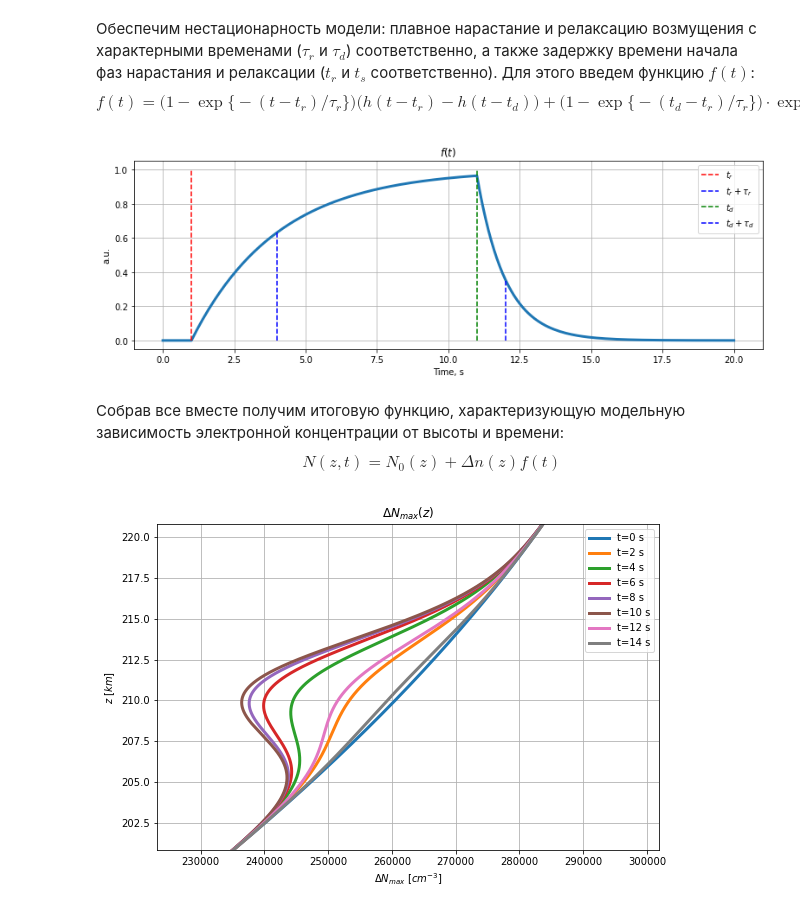
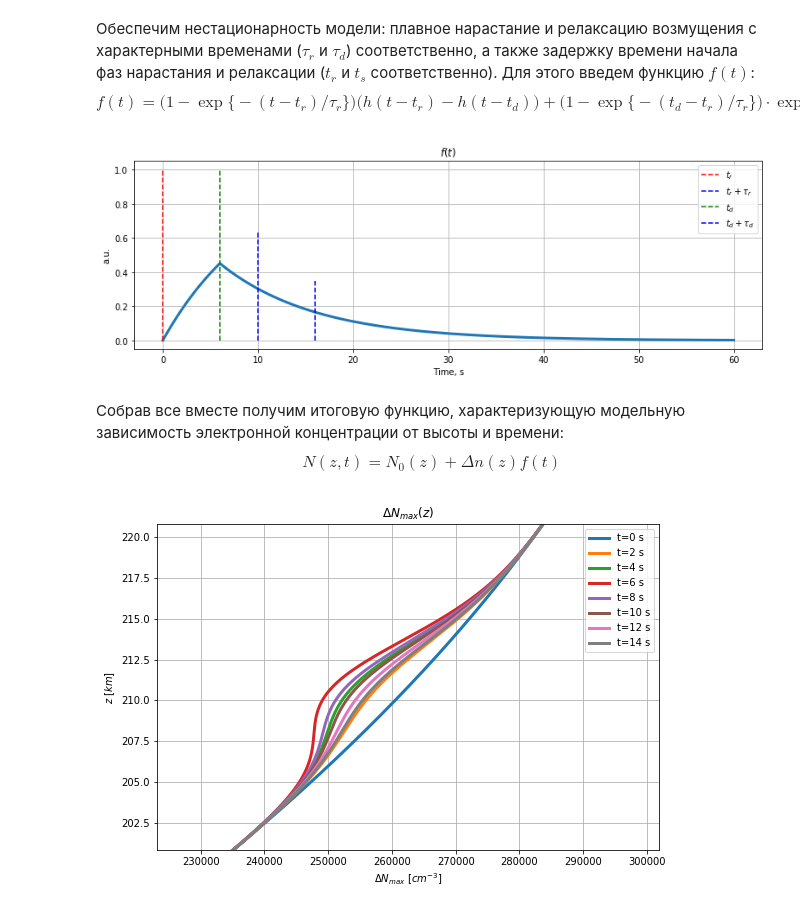
Before and after one commit to ashindin/MDS_method, a Jupyter notebook: 01_perturbation_model/perturbation_model.ipynb, the cells around one changed output. Cells and saved outputs as stored; diff of their text form; code cells hidden in the pictures.

```diff
--- a/01_perturbation_model/perturbation_model.ipynb
+++ b/01_perturbation_model/perturbation_model.ipynb
@@ -116,7 +116,7 @@ print(N_pump)
 2. По графику зависимости $N_0(z)$ можно определить высоту отражения - $z_0=210808$ м.
 # %%
 # проверка
-z0 = z_axe[np.abs(N0_axe - N_pump).argmin()]
+z0 = z_axe[np.abs(N0_axe[0:len(z_axe//2)] - N_pump).argmin()]
 print(z0)
 # %% [output]
 210808.0
@@ -192,12 +192,12 @@ def func_f(t,t_r,t_d,tau_r,tau_d):
     return (1-np.exp(-(t-t_r)/tau_r))*(np.heaviside(t-t_r,0)-(np.heaviside(t-t_d,0)))+\
 (1-np.exp(-(t_d-t_r)/tau_r))*np.exp(-(t-t_d)/tau_d)*np.heaviside(t-t_d,0)
 # %%
-t_r=1
-t_d=10+1
-tau_r=3
-tau_d=1
+t_r=0.
+t_d=6.
+tau_r=10.
+tau_d=10.
 
-t_axe = np.linspace(0,20,201)
+t_axe = np.linspace(0,60,601)
 f_axe = func_f(t_axe,t_r,t_d,tau_r,tau_d)
 
 
@@ -214,7 +214,7 @@ plt.legend()
 plt.grid()
 plt.show()
 # %% [output]
-[figure, old version]
+[figure, new version]
 # %% [markdown]
 Собрав все вместе получим итоговую функцию, характеризующую модельную зависимость электронной концентрации от высоты и времени:
 $$
@@ -229,22 +229,22 @@ def N_model_fun(z, t, Nmax, z1, z2, zmax, dN, z0, d_z, t_r, t_d, tau_r, tau_d):
 # %%
 fig = plt.figure(figsize=(9,6))
 ax = plt.subplot(1,1,1)
 
 for t in np.arange(0,15,2):
     N_model_axe = N_model_fun(z_axe, t, Nmax, z1, z2, zmax, dN, z0, d_z, t_r, t_d, tau_r, tau_d)
     plt.plot(N_model_axe,z_axe/1000, lw=3, label='t='+str(t)+' s')
 
 
 plt.ylim(z0/1000-10,z0/1000+10)
 plt.xlim(0.85*N_pump,1.15*N_pump)
 plt.grid()
-plt.legend()
+plt.legend(loc=0)
 plt.title('$\Delta N_{max}(z)$')
 plt.xlabel('$\Delta N_{max}\ [cm^{-3}]$')
 plt.ylabel('$z\ [km]$')
 plt.show()
 # %% [output]
-[figure, old version]
+[figure, new version]
 # %%
 fig = plt.figure(figsize=(9,6))
 ax = plt.subplot(1,1,1)
```
Also changed, not shown: parts of 3 cells of this notebook, 4 other files.
